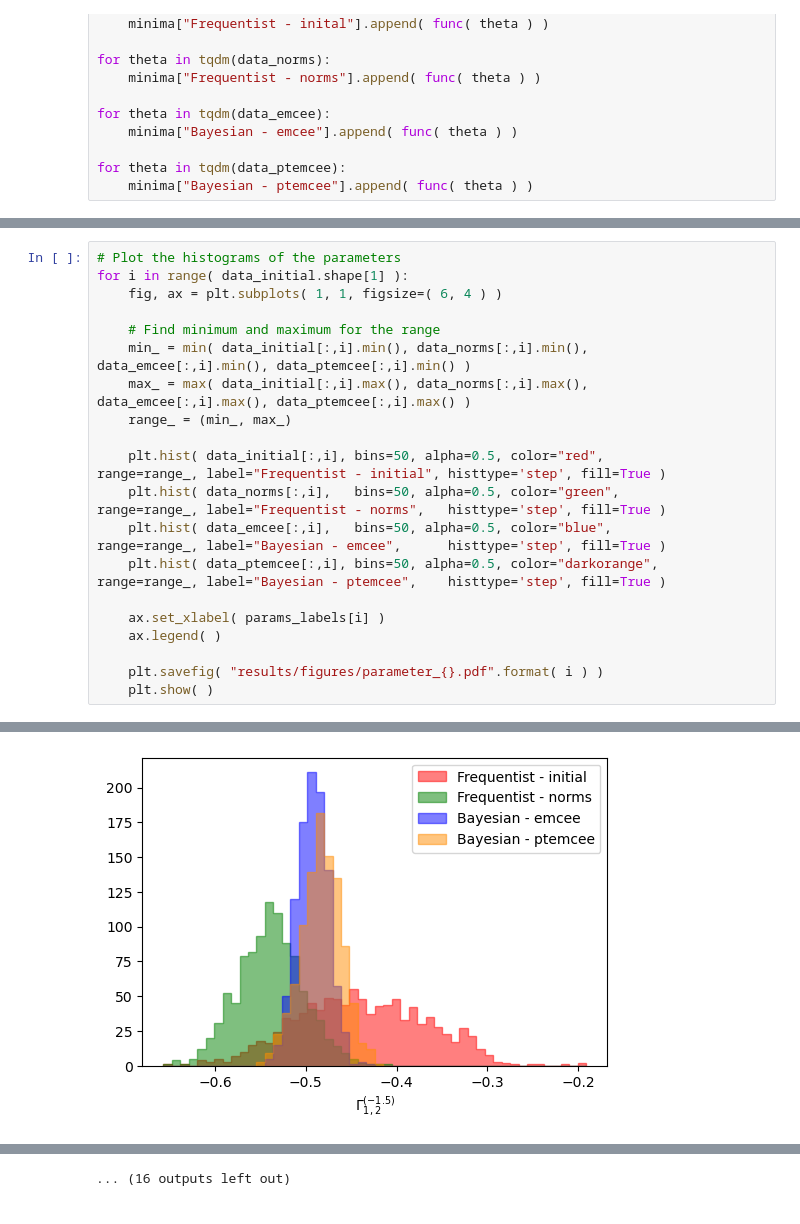
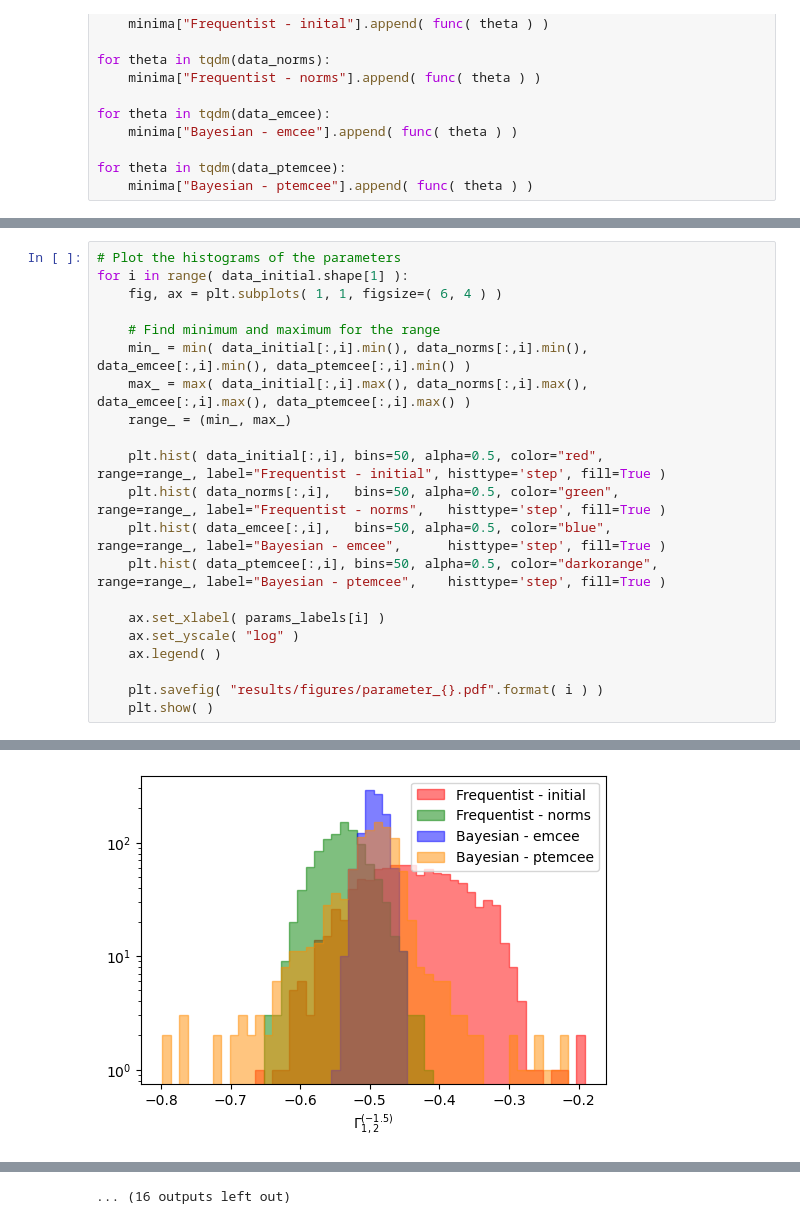
Before and after one commit to skowrons94/12c_pg, a Jupyter notebook: 7_Compare_Results.ipynb, the cells around one changed output, grey strips where cells are left out. Drawn from its saved outputs; the diff is of its cells as text.

```diff
--- a/7_Compare_Results.ipynb
+++ b/7_Compare_Results.ipynb
@@ -172,6 +172,7 @@ for i in range( data_initial.shape[1] ):
     plt.hist( data_ptemcee[:,i], bins=50, alpha=0.5, color="darkorange", range=range_, label="Bayesian - ptemcee",    histtype='step', fill=True )
 
     ax.set_xlabel( params_labels[i] )
+    ax.set_yscale( "log" )
     ax.legend( )
 
     plt.savefig( "results/figures/parameter_{}.pdf".format( i ) )
@@ -187 +188 @@ for i in range( data_initial.shape[1] ):
-[figure, old version]
+[figure, new version]
```
Also changed, not shown: parts of 4 cells of this notebook, 59 other files.
